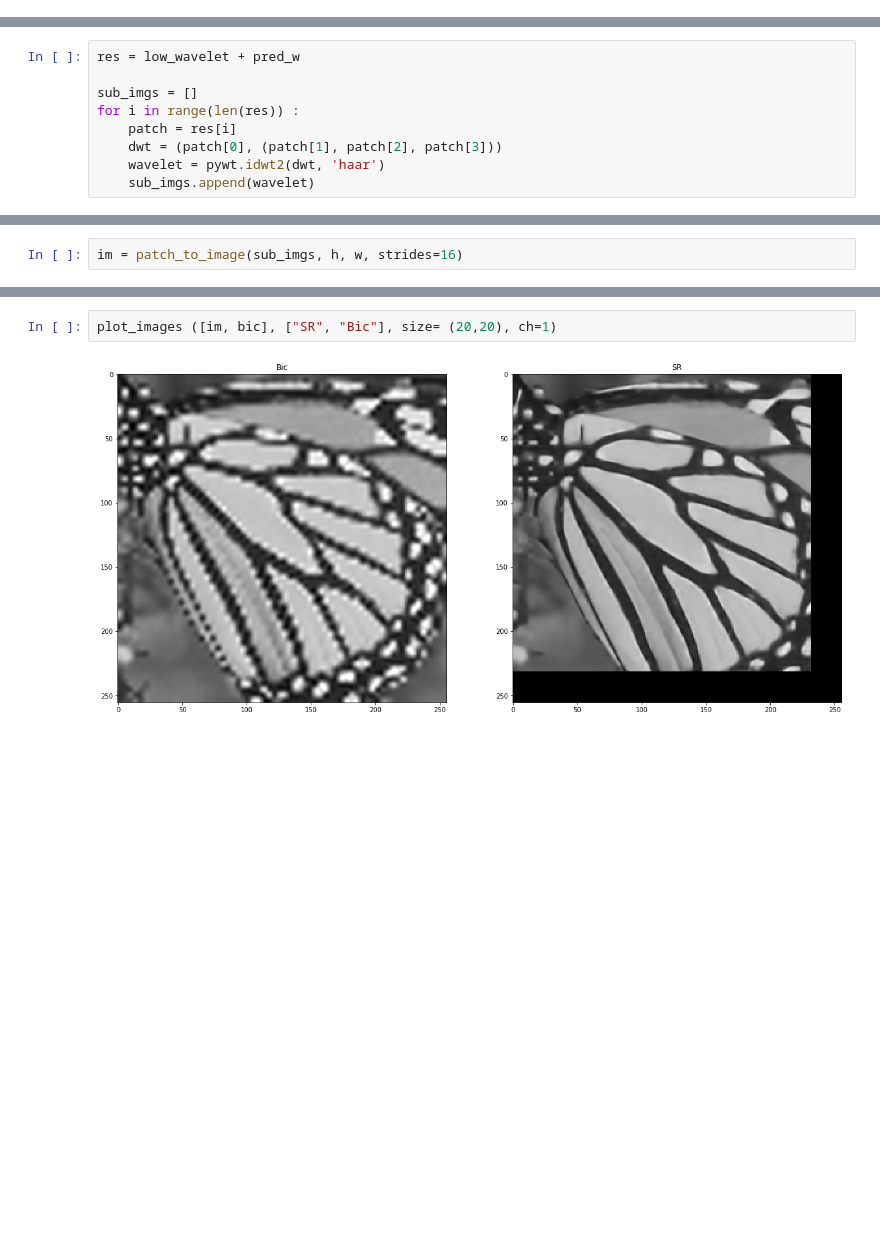
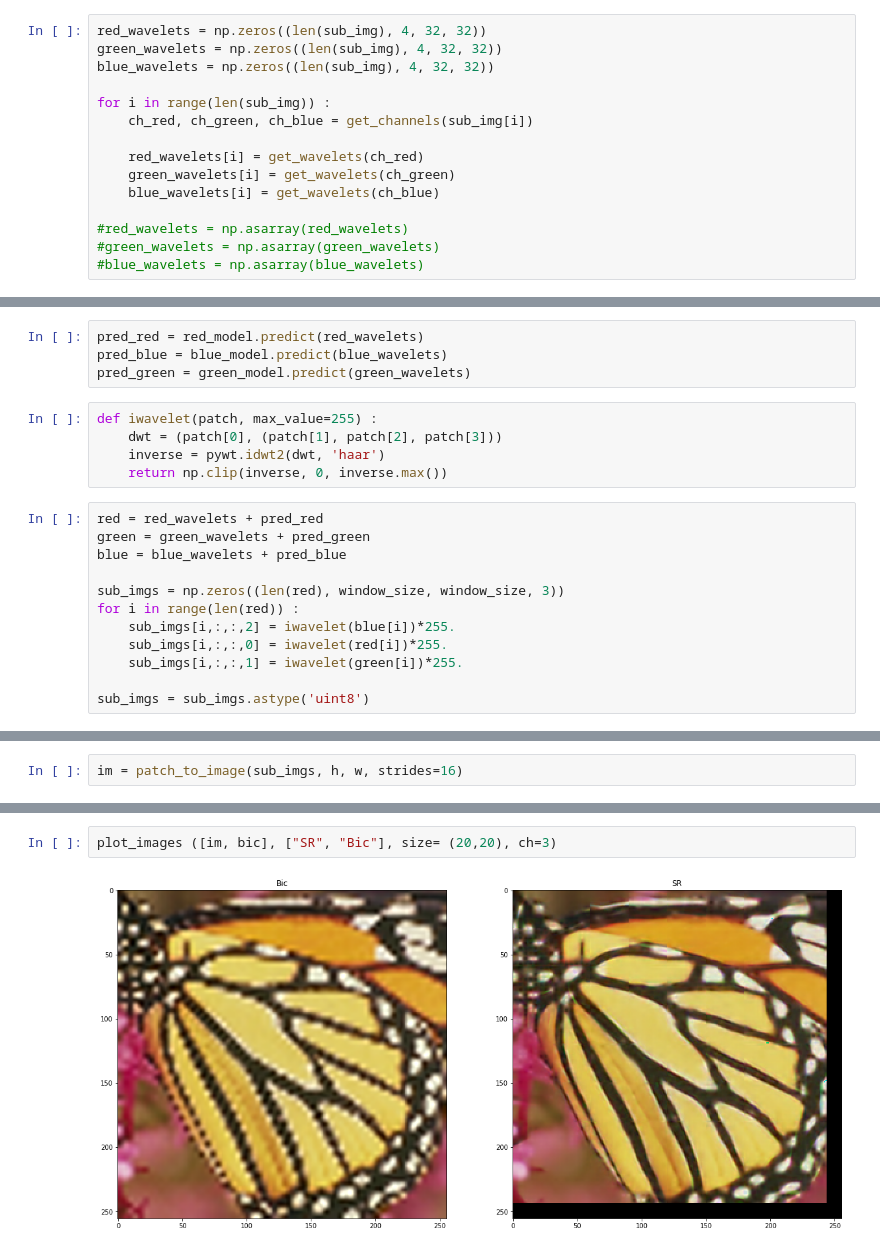
Before and after one commit to Shrecki/SuperHighResProject, a Jupyter notebook: SRCNN_notebook.ipynb, the cells around one changed output, grey strips where cells are left out. Saved outputs shown, nothing was run; the diff lists cells and outputs as text; blank space fills up the shorter version.

Commit message:
Frequency domain model for rgb channel

```diff
--- a/SRCNN_notebook.ipynb
+++ b/SRCNN_notebook.ipynb
@@ -407,0 +443,15 @@ pred_w = model.predict(low_wavelet)
+# %%
+red_wavelets = np.zeros((len(sub_img), 4, 32, 32))
+green_wavelets = np.zeros((len(sub_img), 4, 32, 32))
+blue_wavelets = np.zeros((len(sub_img), 4, 32, 32))
+
+for i in range(len(sub_img)) :
+    ch_red, ch_green, ch_blue = get_channels(sub_img[i])
+
+    red_wavelets[i] = get_wavelets(ch_red)
+    green_wavelets[i] = get_wavelets(ch_green)
+    blue_wavelets[i] = get_wavelets(ch_blue)
+
+#red_wavelets = np.asarray(red_wavelets)
+#green_wavelets = np.asarray(green_wavelets)
+#blue_wavelets = np.asarray(blue_wavelets)
@@ -408,10 +462,22 @@ pred_w = model.predict(low_wavelet)
+# %%
+pred_red = red_model.predict(red_wavelets)
+pred_blue = blue_model.predict(blue_wavelets)
+pred_green = green_model.predict(green_wavelets)
 # %%
-res = low_wavelet + pred_w
-
-sub_imgs = []
-for i in range(len(res)) :
-    patch = res[i]
+def iwavelet(patch, max_value=255) :
     dwt = (patch[0], (patch[1], patch[2], patch[3]))
-    wavelet = pywt.idwt2(dwt, 'haar')
-    sub_imgs.append(wavelet)
+    inverse = pywt.idwt2(dwt, 'haar')
+    return np.clip(inverse, 0, inverse.max())
+# %%
+red = red_wavelets + pred_red
+green = green_wavelets + pred_green
+blue = blue_wavelets + pred_blue
+
+sub_imgs = np.zeros((len(red), window_size, window_size, 3))
+for i in range(len(red)) :
+    sub_imgs[i,:,:,2] = iwavelet(blue[i])*255.
+    sub_imgs[i,:,:,0] = iwavelet(red[i])*255.
+    sub_imgs[i,:,:,1] = iwavelet(green[i])*255.
+
+sub_imgs = sub_imgs.astype('uint8')
 # %%
@@ -427,4 +498,4 @@ plot_images ([org, bic, im], ["Org", "Bic", "SR"], size= (20,20), ch=1)
 # %%
-plot_images ([im, bic], ["SR", "Bic"], size= (20,20), ch=1)
+plot_images ([im, bic], ["SR", "Bic"], size= (20,20), ch=3)
 # %% [output]
-[figure, old version]
+[figure, new version]
```
Also changed, not shown: parts of 56 cells of this notebook, 6 other files.
